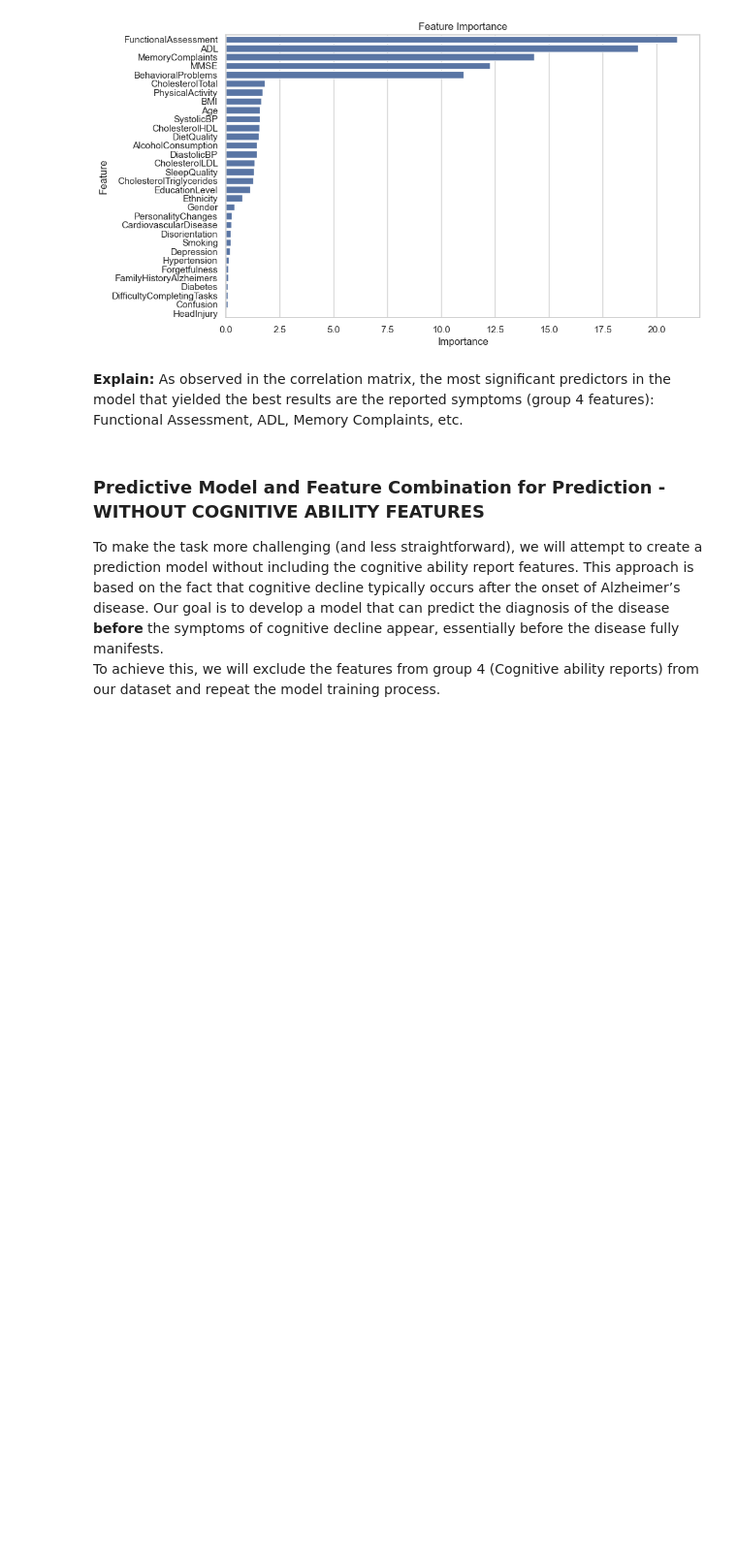
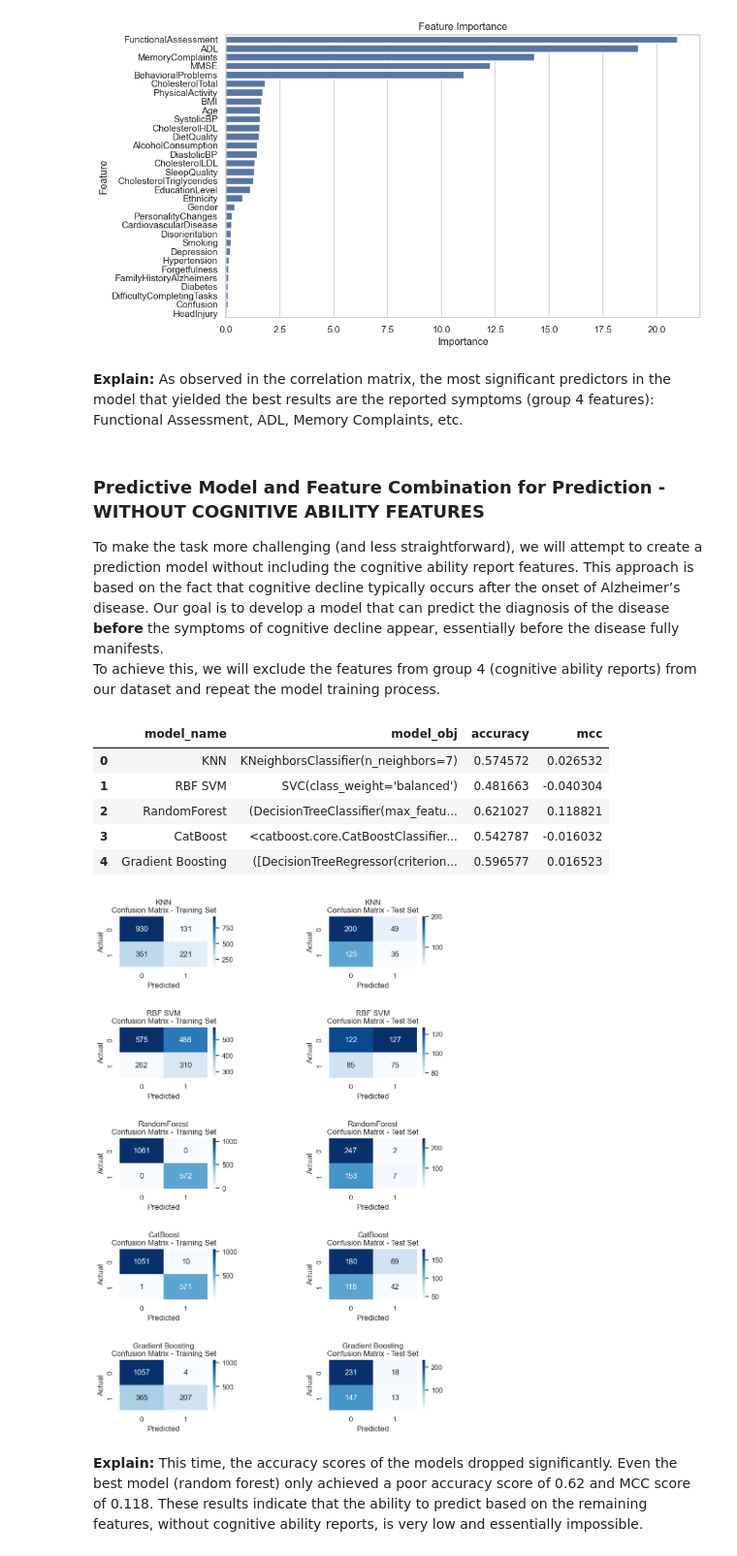
Before and after one commit to gbook0/Alzheimer-Data-Analysis, a Jupyter notebook: Alzheimer.ipynb, the cells around one changed output. Shown: that part at 97% size. Drawn from its saved outputs; the diff is of its cells as text; code cells hidden in the pictures; blank space fills up the shorter version.

Commit message:
Full data analysis

```diff
--- a/Alzheimer.ipynb
+++ b/Alzheimer.ipynb
@@ -363,4 +370,65 @@ plt.show()
 # %% [markdown]
 ### Predictive Model and Feature Combination for Prediction - WITHOUT COGNITIVE ABILITY FEATURES
 To make the task more challenging (and less straightforward), we will attempt to create a prediction model without including the cognitive ability report features. This approach is based on the fact that cognitive decline typically occurs after the onset of Alzheimer’s disease. Our goal is to develop a model that can predict the diagnosis of the disease **before** the symptoms of cognitive decline appear, essentially before the disease fully manifests.<br>
-To achieve this, we will exclude the features from group 4 (Cognitive ability reports) from our dataset and repeat the model training process.
+To achieve this, we will exclude the features from group 4 (cognitive ability reports) from our dataset and repeat the model training process.
+# %%
+features_df = alz_df.copy()
+
+# Drop all the cognitive ability reports features.
+features_df = features_df.drop(
+    columns=['MMSE', 'FunctionalAssessment', 'MemoryComplaints', 'BehavioralProblems', 'ADL', 'Confusion', 'Disorientation', 'PersonalityChanges', 'DifficultyCompletingTasks', 'Forgetfulness', 'Diagnosis'],
+    axis=1)
+labels = alz_df['Diagnosis']
+
+#Split the data to train set and test set
+X_train, X_test, y_train, y_test = train_test_split(features_df, labels, test_size=0.2, random_state=42)
+
+# create subplots figure for confusion matrices
+fig, axes = plt.subplots(5, 2, figsize=(9, 14))
+plt.subplots_adjust(hspace=1.2)
+plt.subplots_adjust(wspace=0.9)
+
+models_score_df = pd.DataFrame(columns=['model_name', 'model_obj', 'accuracy', 'mcc'])
+
+# KNN
+knn_model = KNeighborsClassifier(n_neighbors=7)
+knn_model.fit(X_train, y_train)
+(accuracy, mcc) = EstimateModelAccuracy(knn_model, 'KNN', X_train, X_test, y_train, y_test, (axes[0, 0], axes[0, 1]));
+models_score_df.loc[0] = ['KNN', knn_model, accuracy, mcc]
+
+# SVM with a Radial Basis Function kernel
+rbf_svm_model = SVC(kernel='rbf', class_weight='balanced')
+rbf_svm_model.fit(X_train, y_train)
+(accuracy, mcc) = EstimateModelAccuracy(rbf_svm_model, 'RBF SVM', X_train, X_test, y_train, y_test, (axes[1, 0], axes[1, 1]));
+models_score_df.loc[1] = ['RBF SVM', rbf_svm_model, accuracy, mcc]
+
+# Random Forest
+rf_model = RandomForestClassifier(class_weight='balanced', random_state=42)
+rf_model.fit(X_train, y_train);
+(accuracy, mcc) = EstimateModelAccuracy(rf_model, 'RandomForest', X_train, X_test, y_train, y_test, (axes[2, 0], axes[2, 1]))
+models_score_df.loc[2] = ['RandomForest', rf_model, accuracy, mcc]
+
+# CatBoostClassifier
+catboost_model = CatBoostClassifier(auto_class_weights='Balanced', verbose=False)
+catboost_model.fit(X_train, y_train);
+(accuracy, mcc) = EstimateModelAccuracy(catboost_model, 'CatBoost', X_train, X_test, y_train, y_test, (axes[3, 0], axes[3, 1]));
+models_score_df.loc[3] = ['CatBoost', catboost_model, accuracy, mcc]
+
+# Gradient Boosting
+gradboost_model = GradientBoostingClassifier(n_estimators=100, learning_rate=0.1, max_depth=3, random_state=42)
+gradboost_model.fit(X_train, y_train);
+(accuracy, mcc) = EstimateModelAccuracy(gradboost_model, 'Gradient Boosting', X_train, X_test, y_train, y_test, (axes[4, 0], axes[4, 1]));
+models_score_df.loc[4] = ['Gradient Boosting', gradboost_model, accuracy, mcc]
+
+models_score_df
+# %% [output]
+|  | model_name | model_obj | accuracy | mcc |
+| 0 | KNN | KNeighborsClassifier(n_neighbors=7) | 0.574572 | 0.026532 |
+| 1 | RBF SVM | SVC(class_weight='balanced') | 0.481663 | -0.040304 |
+| 2 | RandomForest | (DecisionTreeClassifier(max_featu... | 0.621027 | 0.118821 |
+| 3 | CatBoost | <catboost.core.CatBoostClassifier... | 0.542787 | -0.016032 |
+| 4 | Gradient Boosting | ([DecisionTreeRegressor(criterion... | 0.596577 | 0.016523 |
+[figure, added]
+# %% [markdown]
+**Explain:**
+This time, the accuracy scores of the models dropped significantly. Even the best model (random forest) only achieved a poor accuracy score of 0.62 and MCC score of 0.118. These results indicate that the ability to predict based on the remaining features, without cognitive ability reports, is very low and essentially impossible.
```
Also changed, not shown: parts of 5 cells of this notebook.
